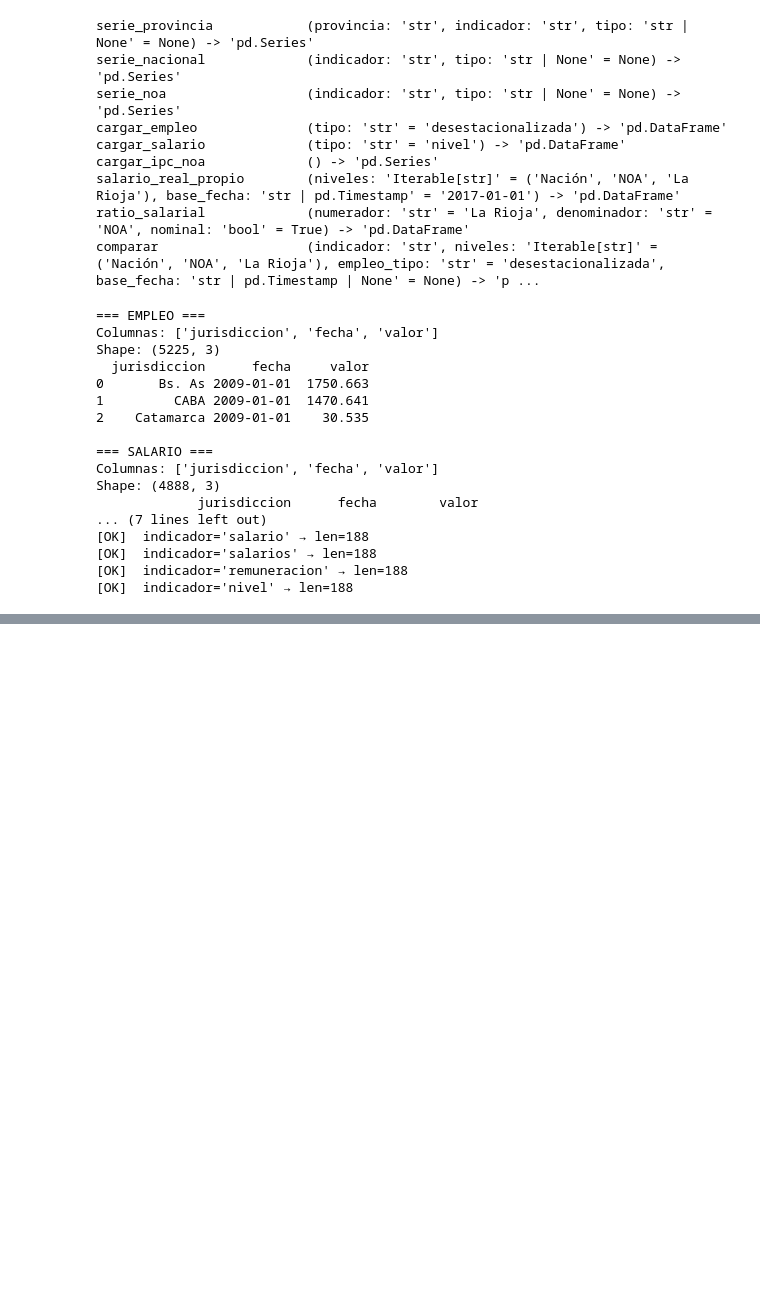
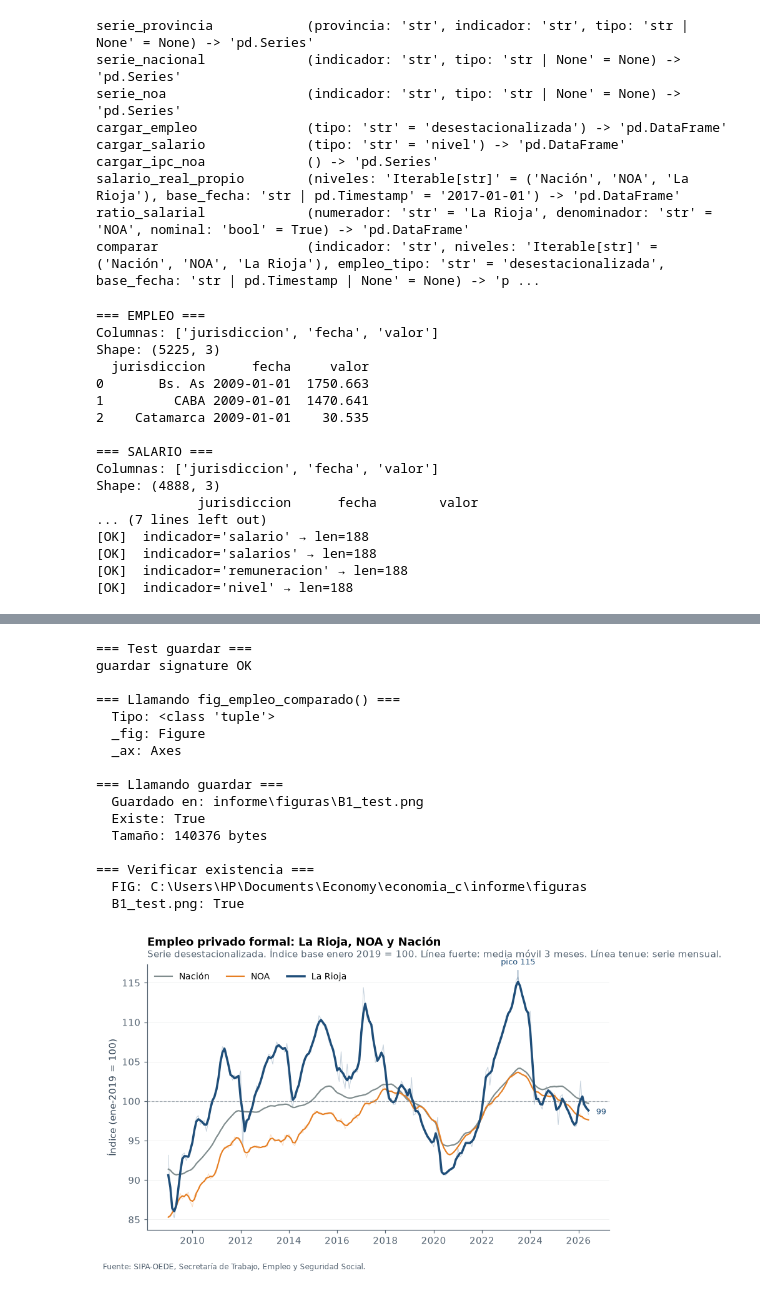
Before and after one commit to yaninard891/economia_c, a Jupyter notebook: notebooks/00_diagnostico.ipynb, the cells around one changed output, grey strips where cells are left out. Drawn from its saved outputs; the diff is of its cells as text; code cells hidden in the pictures; blank space fills up the shorter version.

```diff
--- a/notebooks/00_diagnostico.ipynb
+++ b/notebooks/00_diagnostico.ipynb
@@ -2626,0 +2699,13 @@ except Exception as e:
+# %%
+import inspect
+from src import visualizaciones as vis
+
+# Ver todos los helpers disponibles
+for nombre in dir(vis):
+    if "guard" in nombre.lower() or "save" in nombre.lower() or "fig" in nombre.lower():
+        obj = getattr(vis, nombre)
+        if callable(obj):
+            try:
+                print(f"{nombre:30s}  {inspect.signature(obj)}")
+            except Exception as e:
+                print(f"{nombre:30s}  [no signature]")
@@ -2626,0 +2723,66 @@ except Exception as e:
+# %%
+
+import os, sys, re
+from pathlib import Path
+
+raiz = Path.cwd()
+if raiz.name == "informe":
+    os.chdir(raiz.parent)
+sys.path.insert(0, str(Path.cwd()))
+
+import pandas as pd
+import matplotlib.pyplot as plt
+
+FIG = Path("informe/figuras")  # nota: estamos en la raíz
+FIG.mkdir(parents=True, exist_ok=True)
+
+from src.visualizaciones import (
+    fig_empleo_comparado, fig_salario_real_propio, guardar
+)
+
+print("=== Test guardar ===")
+print("guardar signature OK")
+
+print("\n=== Llamando fig_empleo_comparado() ===")
+try:
+    resultado = fig_empleo_comparado()
+    print(f"  Tipo: {type(resultado)}")
+    if isinstance(resultado, tuple):
+        _fig, _ax = resultado
+        print(f"  _fig: {type(_fig).__name__}")
+        print(f"  _ax: {type(_ax).__name__}")
+except Exception as e:
+    import traceback
+    traceback.print_exc()
+
+print("\n=== Llamando guardar ===")
+try:
+    path = guardar(_fig, FIG / "B1_test.png")
+    print(f"  Guardado en: {path}")
+    print(f"  Existe: {Path(path).exists()}")
+    print(f"  Tamaño: {Path(path).stat().st_size} bytes")
+except Exception as e:
+    import traceback
+    traceback.print_exc()
+
+print("\n=== Verificar existencia ===")
+print(f"  FIG: {FIG.resolve()}")
+print(f"  B1_test.png: {(FIG / 'B1_test.png').exists()}")
+# %% [output]
+=== Test guardar ===
+guardar signature OK
+
+=== Llamando fig_empleo_comparado() ===
+  Tipo: <class 'tuple'>
+  _fig: Figure
+  _ax: Axes
+
+=== Llamando guardar ===
+  Guardado en: informe\figuras\B1_test.png
+  Existe: True
+  Tamaño: 140376 bytes
+
+=== Verificar existencia ===
+  FIG: C:\Users\HP\Documents\Economy\economia_c\informe\figuras
+  B1_test.png: True
+[figure, added]
```
Also changed, not shown: parts of 6 cells of this notebook, 12 other files.
